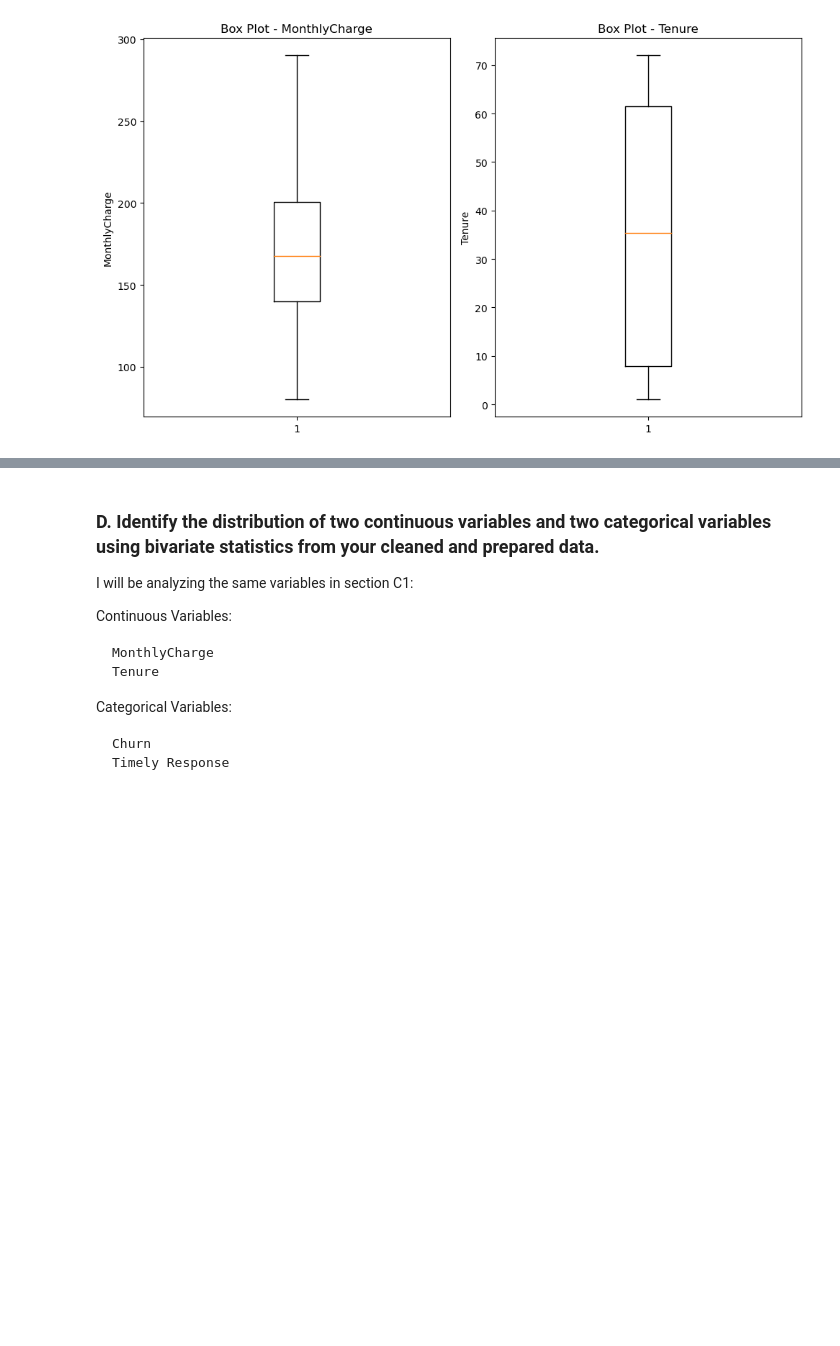
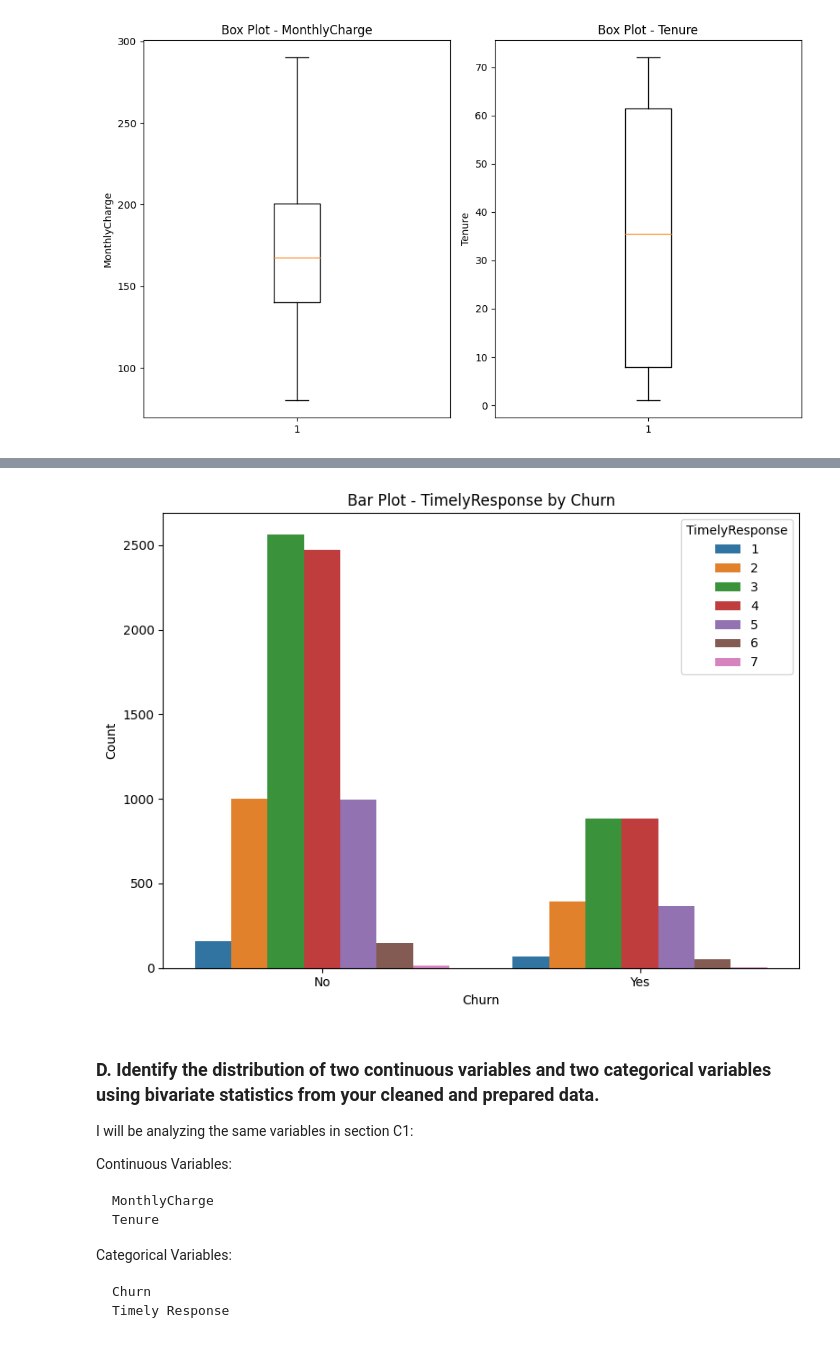
Before and after one commit to mkrug6/D207-WGU, a Jupyter notebook: D207.ipynb, the cells around one changed output, grey strips where cells are left out. Saved outputs shown, nothing was run; the diff lists cells and outputs as text; code cells hidden in the pictures; blank space fills up the shorter version.

```diff
--- a/D207.ipynb
+++ b/D207.ipynb
@@ -206,3 +228,15 @@ plt.show()
+# %%
+# bar plot of categorical data
+plt.figure(figsize=(8, 6))
+ax = sns.countplot(data=categorical_df, x='Churn', hue='TimelyResponse')
+plt.title('Bar Plot - TimelyResponse by Churn')
+plt.xlabel('Churn')
+plt.ylabel('Count')
+plt.legend(title='TimelyResponse', loc='upper right')
+plt.tight_layout()  # Adjusts the plot's layout
+plt.show()
+# %% [output]
+[figure, added]
 # %% [markdown]
 ### D.  Identify the distribution of two continuous variables and two categorical variables using bivariate statistics from your cleaned and prepared data.
 
```
Also changed, not shown: parts of 5 cells of this notebook, 1 other file.
